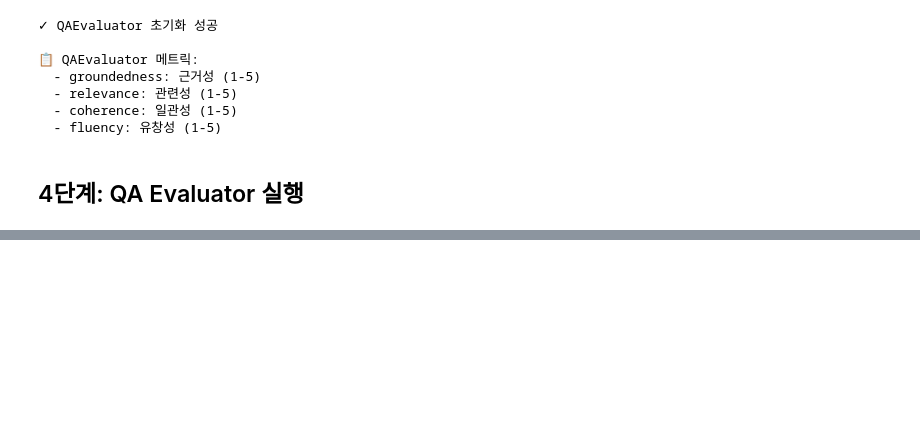
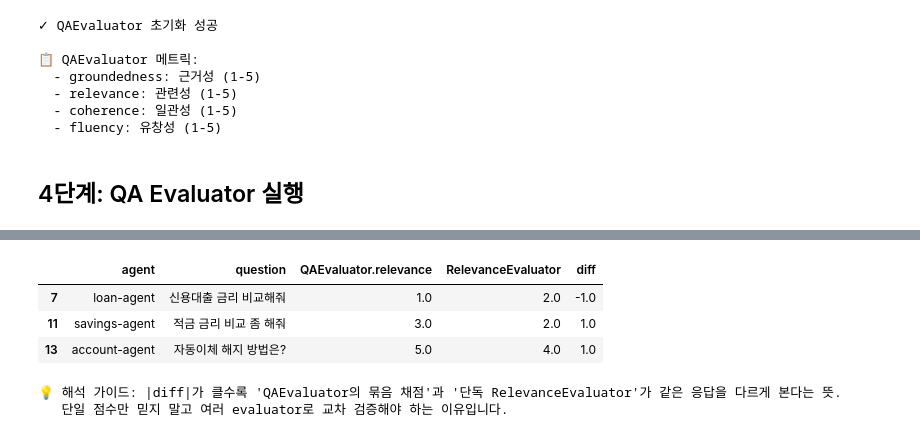
Before and after one commit to ChangJu-Ahn/Foundry-EvaluationSDK-Tutorial, a Jupyter notebook: 01_QA_Evaluator.ipynb, the cells around one changed output, grey strips where cells are left out. Saved outputs shown, nothing was run; the diff lists cells and outputs as text; code cells hidden in the pictures; blank space fills up the shorter version.

```diff
--- a/01_QA_Evaluator.ipynb
+++ b/01_QA_Evaluator.ipynb
@@ -192,0 +615,67 @@ openai.PermissionDeniedError: Error code: 403 - {'error': {'code': 'Authenticati
+# %%
+# QAEvaluator.relevance vs RelevanceEvaluator 비교
+# - qa_results: 4단계의 QAEvaluator 결과 (relevance 포함)
+# - extra_results: 4.5단계의 RelevanceEvaluator 결과
+# 두 결과는 동일한 df_eval 샘플에 대해 같은 순서로 생성되었으므로 행 단위 정렬이 가능합니다.
+
+import numpy as np
+
+qa_rel_col = None
+for cand in ("relevance", "gpt_relevance", "qa_relevance"):
+    if qa_results and cand in qa_results[0]:
+        qa_rel_col = cand
+        break
+
+if qa_rel_col is None:
+    print("⚠ qa_results에서 relevance 컬럼을 찾지 못했습니다. 4단계를 먼저 실행하세요.")
+else:
+    qa_rel_values = [r.get(qa_rel_col) for r in qa_results]
+    re_rel_values = [r.get("relevance_relevance") for r in extra_results]
+
+    if len(qa_rel_values) != len(re_rel_values):
+        print(f"⚠ 길이 불일치: QA {len(qa_rel_values)} vs Re {len(re_rel_values)} — 4단계와 4.5단계가 동일 샘플로 실행됐는지 확인하세요.")
+    else:
+        compare_df = pd.DataFrame({
+            "agent": [r.get("agent") for r in extra_results],
+            "question": [r.get("question", "") for r in extra_results],
+            "QAEvaluator.relevance": qa_rel_values,
+            "RelevanceEvaluator": re_rel_values,
+        })
+        compare_df["QAEvaluator.relevance"] = pd.to_numeric(compare_df["QAEvaluator.relevance"], errors="coerce")
+        compare_df["RelevanceEvaluator"] = pd.to_numeric(compare_df["RelevanceEvaluator"], errors="coerce")
+        compare_df["diff"] = compare_df["QAEvaluator.relevance"] - compare_df["RelevanceEvaluator"]
+        compare_df["abs_diff"] = compare_df["diff"].abs()
+
+        valid = compare_df.dropna(subset=["QAEvaluator.relevance", "RelevanceEvaluator"])
+
+        print("=== 평균 비교 ===")
+        print(f"  QAEvaluator.relevance  : {valid['QAEvaluator.relevance'].mean():.3f}")
+        print(f"  RelevanceEvaluator     : {valid['RelevanceEvaluator'].mean():.3f}")
+        print(f"  평균 차이 (QA - Re)    : {valid['diff'].mean():+.3f}")
+
+        if len(valid) >= 2 and valid["QAEvaluator.relevance"].std() > 0 and valid["RelevanceEvaluator"].std() > 0:
+            corr = valid["QAEvaluator.relevance"].corr(valid["RelevanceEvaluator"])
+            print(f"\n=== 상관계수 (Pearson) ===")
+            print(f"  r = {corr:.3f}")
+            if corr >= 0.8:
+                print("  → 거의 같은 신호. 둘 중 하나만 써도 무방.")
+            elif corr >= 0.5:
+                print("  → 어느 정도 일치하지만 차이 있음. 둘 다 보는 것이 안전.")
+            else:
+                print("  → 의견이 자주 갈림. 같은 이름이라도 다른 평가임을 보여주는 명확한 증거.")
+        else:
+            print("\n(샘플 수 부족 또는 분산 0으로 상관계수 계산 생략)")
+
+        print("\n=== 두 evaluator 의견이 가장 크게 갈린 top-3 ===")
+        top_diff = valid.nlargest(3, "abs_diff")[
+            ["agent", "question", "QAEvaluator.relevance", "RelevanceEvaluator", "diff"]
+        ]
+        try:
+            from IPython.display import display
+            display(top_diff)
+        except Exception:
+            print(top_diff.to_string(index=False))
+
+        print("\n💡 해석 가이드: |diff|가 클수록 'QAEvaluator의 묶음 채점'과 '단독 RelevanceEvaluator'가 같은 응답을 다르게 본다는 뜻.")
+        print("   단일 점수만 믿지 말고 여러 evaluator로 교차 검증해야 하는 이유입니다.")
+# %% [output]
@@ -193 +692,7 @@ openai.PermissionDeniedError: Error code: 403 - {'error': {'code': 'Authenticati
+|  | agent | question | QAEvaluator.relevance | RelevanceEvaluator | diff |
+| 7 | loan-agent | 신용대출 금리 비교해줘 | 1.0 | 2.0 | -1.0 |
+| 11 | savings-agent | 적금 금리 비교 좀 해줘 | 3.0 | 2.0 | 1.0 |
+| 13 | account-agent | 자동이체 해지 방법은? | 5.0 | 4.0 | 1.0 |
+💡 해석 가이드: |diff|가 클수록 'QAEvaluator의 묶음 채점'과 '단독 RelevanceEvaluator'가 같은 응답을 다르게 본다는 뜻.
+   단일 점수만 믿지 말고 여러 evaluator로 교차 검증해야 하는 이유입니다.
 # %% [markdown]
```
Also changed, not shown: parts of 12 cells of this notebook, 19 other files.
